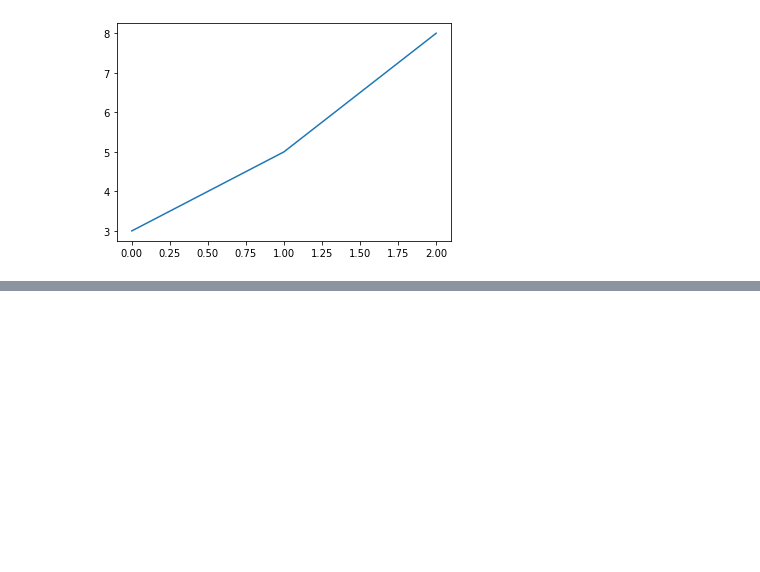
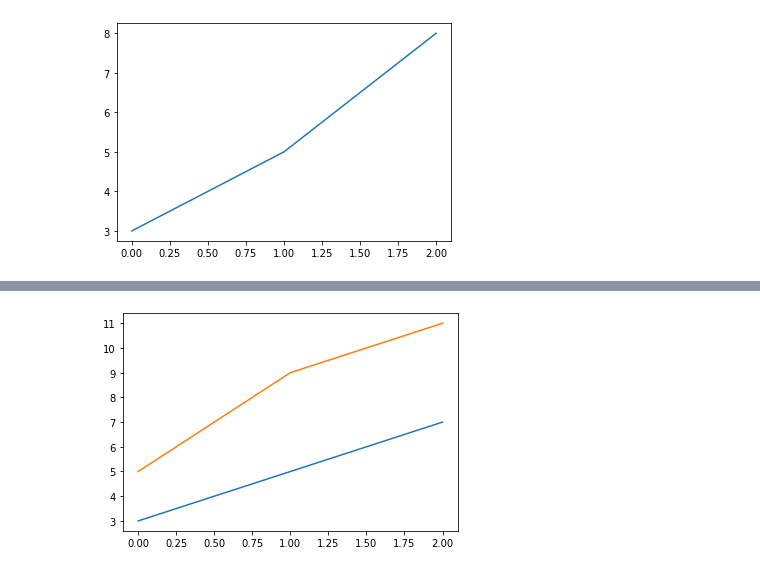
Before and after one commit to pkmariya/Python, a Jupyter notebook: MariyaMatPlotLib.ipynb, the cells around one changed output, grey strips where cells are left out. Cells and saved outputs as stored; diff of their text form; code cells hidden in the pictures; blank space fills up the shorter version.

```diff
--- a/MariyaMatPlotLib.ipynb
+++ b/MariyaMatPlotLib.ipynb
@@ -28,0 +56,11 @@ plt.savefig('Simple Graph')
+# %%
+# here we use plt.show at the end and thus get one single plot with two curves
+x_val = [0, 1, 2]
+y_val = [3, 5, 7]
+plt.plot(x_val, y_val)
+x_val1 = [0, 1, 2]
+y_val1 = [5, 9, 11]
+plt.plot(x_val1, y_val1)
+plt.show()
+# %% [output]
+[figure, added]
```
Also changed, not shown: parts of 20 cells of this notebook.
